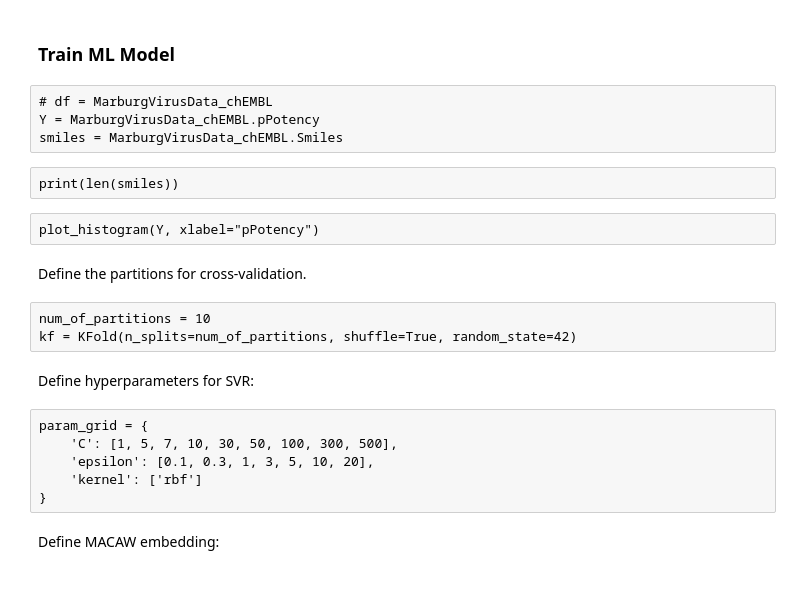
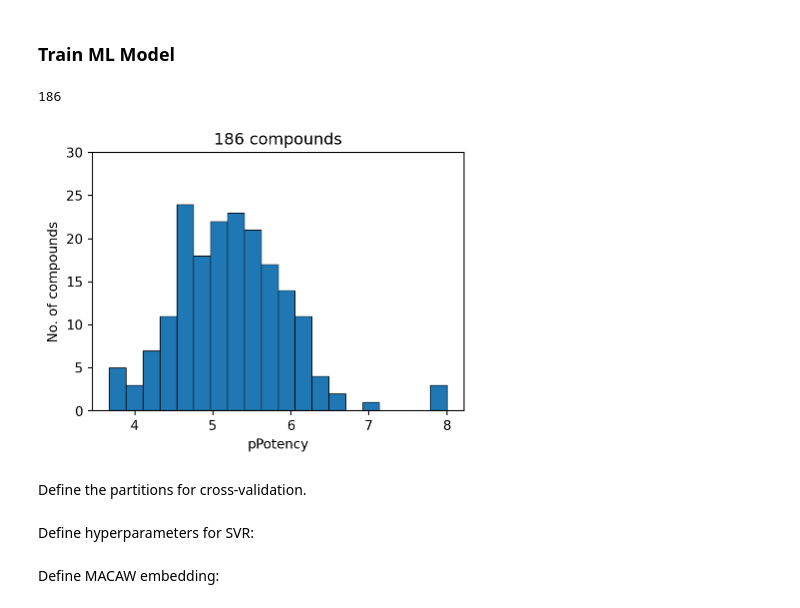
Before and after one commit to soumyadeepghosh35/DTRA_DrugDesign, a Jupyter notebook: DTRA_project_notebooks/Step3_MACAW_virus-Marburg.ipynb, the cells around one changed output. Cells and saved outputs as stored; diff of their text form; code cells hidden in the pictures.

```diff
--- a/DTRA_project_notebooks/Step3_MACAW_virus-Marburg.ipynb
+++ b/DTRA_project_notebooks/Step3_MACAW_virus-Marburg.ipynb
@@ -314,15 +314,16 @@ print("Shape after sampling 100 rows:", MarburgVirusData_chEMBL.shape)
 # %% [markdown]
 ### Train ML Model
-# %% [raw]
-# df = MarburgVirusData_chEMBL
-Y = MarburgVirusData_chEMBL.pPotency
-smiles = MarburgVirusData_chEMBL.Smiles
-# %% [raw]
-print(len(smiles))
-# %% [raw]
-plot_histogram(Y, xlabel="pPotency")
+# %%
+# df = MarburgVirusData_chEMBL
+Y = MarburgVirusData_chEMBL.pPotency
+smiles = MarburgVirusData_chEMBL.Smiles
+# %%
+print(len(smiles))
+# %% [output]
+186
+# %%
+plot_histogram(Y, xlabel="pPotency")
+# %% [output]
+[figure, added]
 # %% [markdown]
 Define the partitions for cross-validation.
-# %% [raw]
-num_of_partitions = 10
-kf = KFold(n_splits=num_of_partitions, shuffle=True, random_state=42)
@@ -329,8 +333,2 @@ kf = KFold(n_splits=num_of_partitions, shuffle=True, random_state=42)
 # %% [markdown]
 Define hyperparameters for SVR:
-# %% [raw]
-param_grid = {
-    'C': [1, 5, 7, 10, 30, 50, 100, 300, 500],
-    'epsilon': [0.1, 0.3, 1, 3, 5, 10, 20],
-    'kernel': ['rbf']
-}
```
Also changed, not shown: parts of 33 cells of this notebook, 7 other files.
